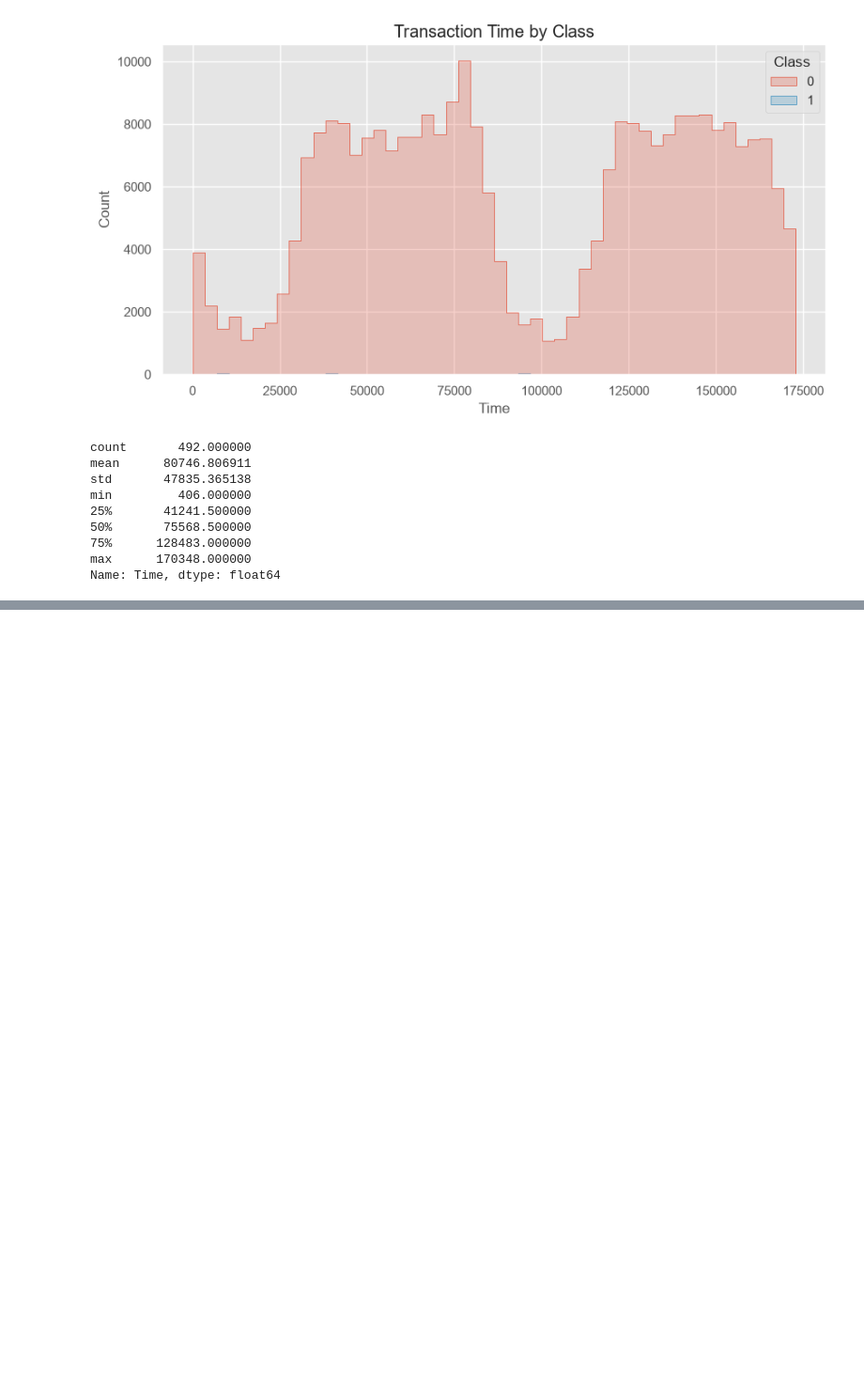
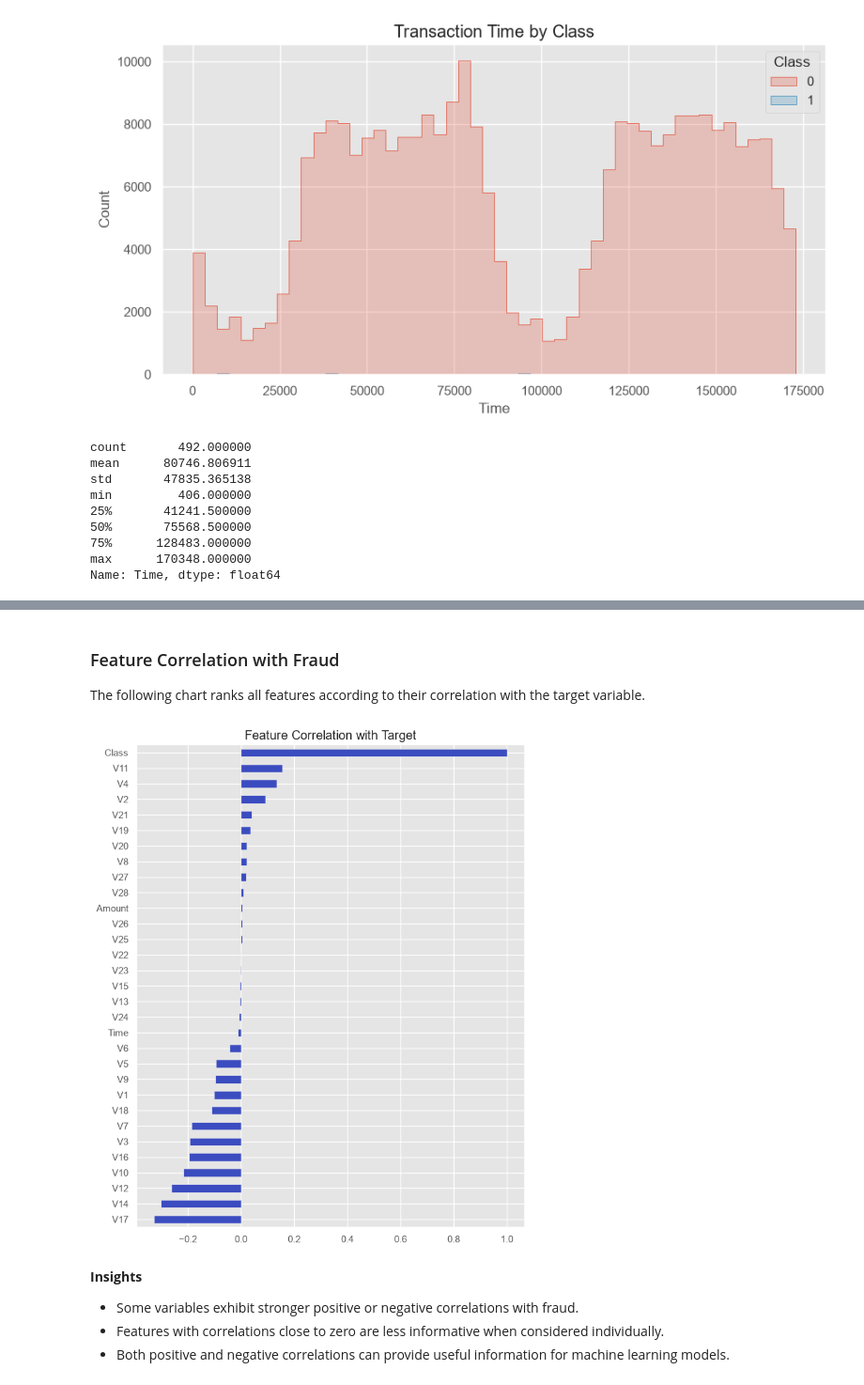
Before and after one commit to Battistinii/credit-card-fraud-detection, a Jupyter notebook: notebooks/01_exploratory_data_analysis.ipynb, the cells around one changed output, grey strips where cells are left out. Shown at 94% size. Drawn from its saved outputs; the diff is of its cells as text; code cells hidden in the pictures; blank space fills up the shorter version.

```diff
--- a/notebooks/01_exploratory_data_analysis.ipynb
+++ b/notebooks/01_exploratory_data_analysis.ipynb
@@ -296,0 +361,4 @@ Name: Time, dtype: float64
+# %%
+correlation_with_target = correlation_matrix["Class"]
+
+correlation_with_target.sort_values()
@@ -296,0 +383,20 @@ Name: Time, dtype: float64
+# %% [markdown]
+### Feature Correlation with Fraud
+
+The following chart ranks all features according to their correlation with the target variable.
+# %%
+plt.figure(figsize=(8,10))
+
+correlation_with_target.sort_values().plot(kind="barh", colormap="coolwarm")
+
+plt.title("Feature Correlation with Target")
+
+plt.show()
+# %% [output]
+[figure, added]
+# %% [markdown]
+**Insights**
+
+- Some variables exhibit stronger positive or negative correlations with fraud.
+- Features with correlations close to zero are less informative when considered individually.
+- Both positive and negative correlations can provide useful information for machine learning models.
```
Also changed, not shown: parts of 13 cells of this notebook, 2 other files.
